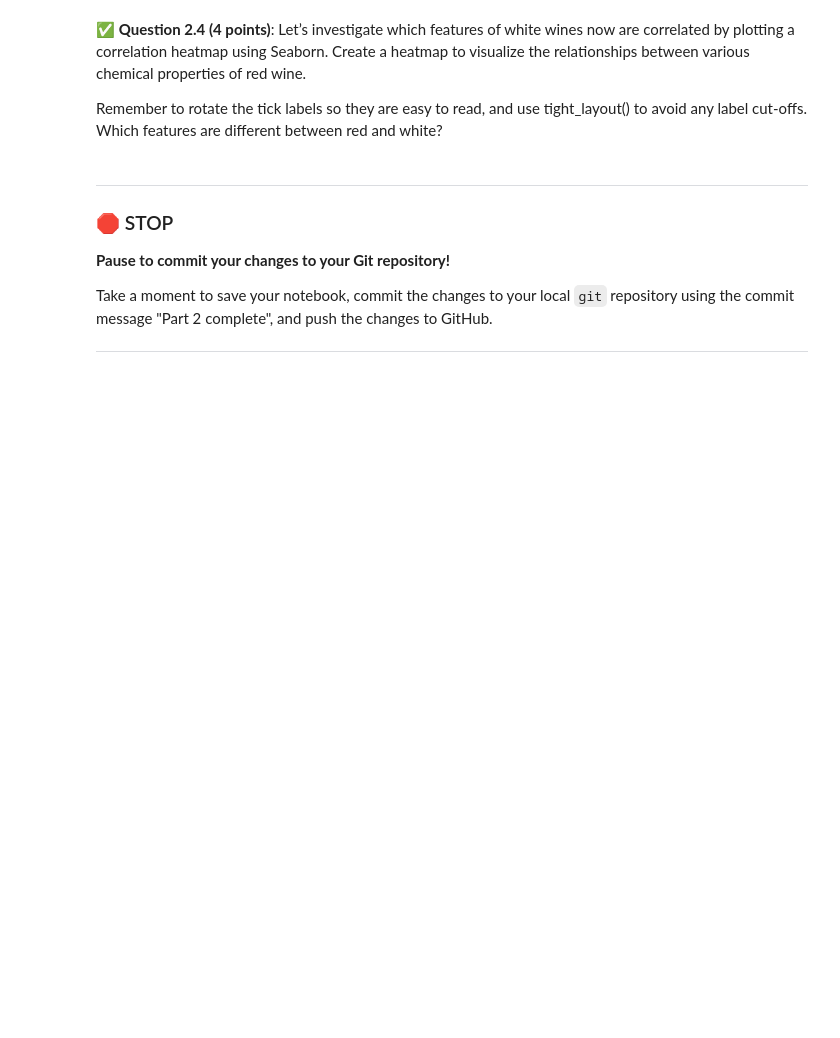
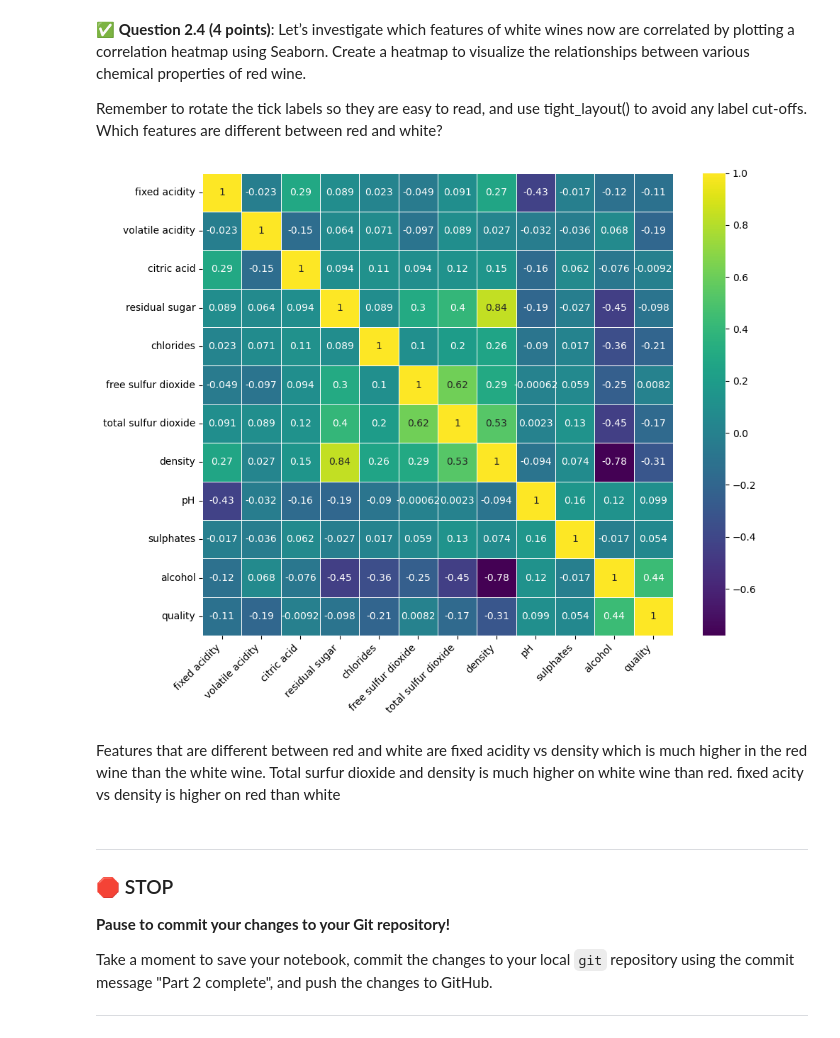
Before and after one commit to jshashank00/CMSE202-f24-turnin, a Jupyter notebook: hw-03/HW-03_Regression-STUDENT.ipynb, the cells around one changed output. Saved outputs shown, nothing was run; the diff lists cells and outputs as text; code cells hidden in the pictures; blank space fills up the shorter version.

```diff
--- a/hw-03/HW-03_Regression-STUDENT.ipynb
+++ b/hw-03/HW-03_Regression-STUDENT.ipynb
@@ -87,3 +135,17 @@ Which features are different between red and white?
+# %%
+# Put your code here
+white_matrix = white_wine.corr()
+plt.figure(figsize=(10, 8))
+
+sns.heatmap(white_matrix, annot=True, cmap = 'viridis', linewidths=.5)
+
+plt.xticks(rotation=45, ha='right')
+plt.yticks(rotation=0)
+plt.tight_layout()
+# %% [output]
+[figure, added]
+# %% [markdown]
+Features that are different between red and white are fixed acidity vs density which is much higher in the red wine than the white wine. Total surfur dioxide and density is much higher on white wine than red. fixed acity vs density is higher on red than white
 # %% [markdown]
 ---
 ### &#128721; STOP
```
Also changed, not shown: parts of 7 cells of this notebook, 3 other files.
